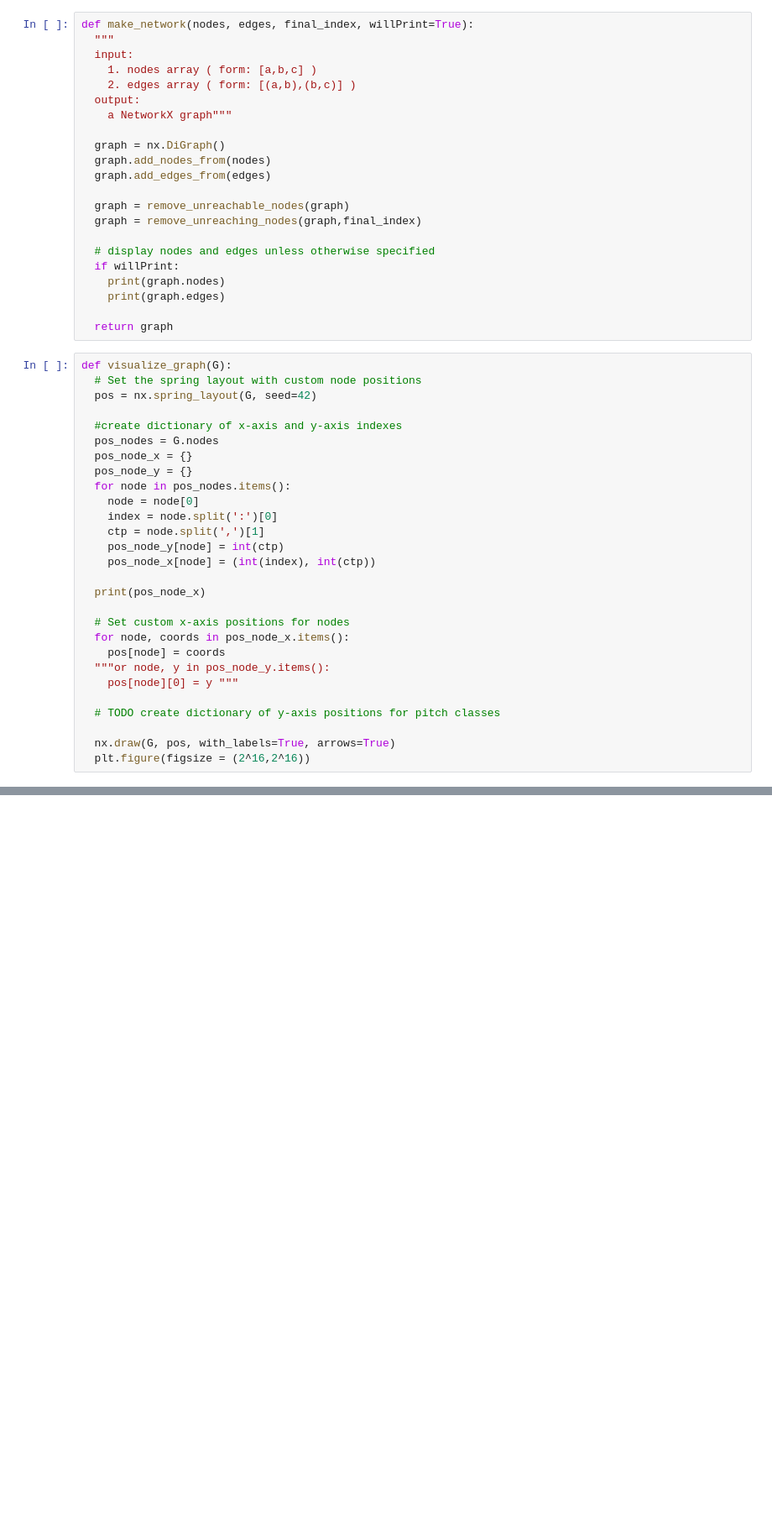
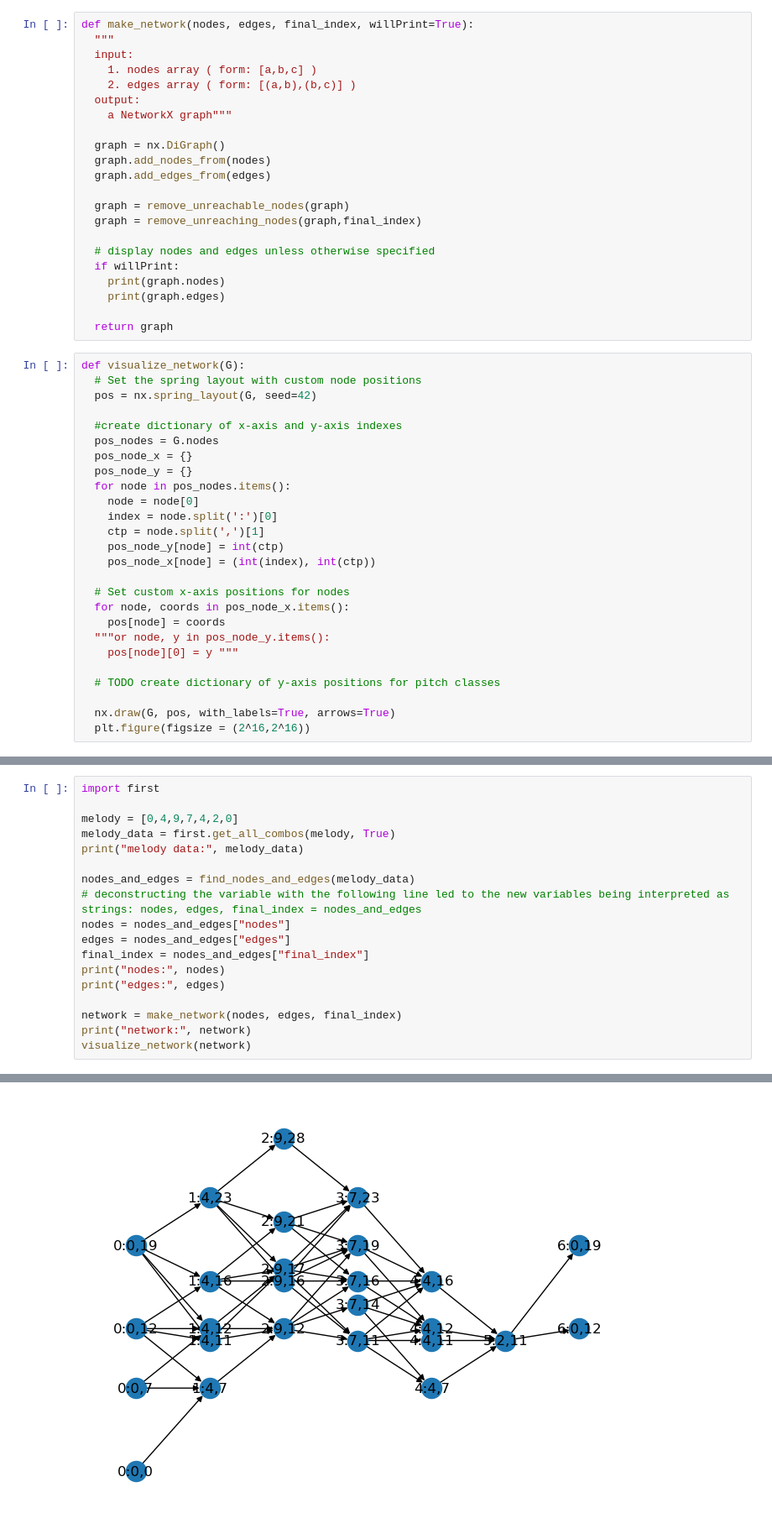
Before and after one commit to kainenw/counterpoint, a Jupyter notebook: graph.ipynb, the cells around one changed output, grey strips where cells are left out. Shown at 84% size. Drawn from its saved outputs; the diff is of its cells as text; blank space fills up the shorter version.

Commit message:
fix network generation, several small bugs, variable names from camelCase to underscored_case, remove scales.py (only the key of C is used in the source material)

```diff
--- a/graph.ipynb
+++ b/graph.ipynb
@@ -119,7 +175,7 @@ def make_network(nodes, edges, final_index, willPrint=True):
 
   return graph
 # %%
-def visualize_graph(G):
+def visualize_network(G):
   # Set the spring layout with custom node positions
   pos = nx.spring_layout(G, seed=42)
 
@@ -134,8 +190,6 @@ def visualize_graph(G):
     pos_node_y[node] = int(ctp)
     pos_node_x[node] = (int(index), int(ctp))
 
-  print(pos_node_x)
-
   # Set custom x-axis positions for nodes
   for node, coords in pos_node_x.items():
     pos[node] = coords
@@ -155,0 +203,19 @@ AttributeError: module 'classes' has no attribute 'detectMode'
+# %%
+import first
+
+melody = [0,4,9,7,4,2,0]
+melody_data = first.get_all_combos(melody, True)
+print("melody data:", melody_data)
+
+nodes_and_edges = find_nodes_and_edges(melody_data)
+# deconstructing the variable with the following line led to the new variables being interpreted as strings: nodes, edges, final_index = nodes_and_edges
+nodes = nodes_and_edges["nodes"]
+edges = nodes_and_edges["edges"]
+final_index = nodes_and_edges["final_index"]
+print("nodes:", nodes)
+print("edges:", edges)
+
+network = make_network(nodes, edges, final_index)
+print("network:", network)
+visualize_network(network)
+# %% [output]
@@ -155,0 +228 @@ AttributeError: module 'classes' has no attribute 'detectMode'
+[figure, added]
```
Also changed, not shown: parts of 5 cells of this notebook, 15 other files.
